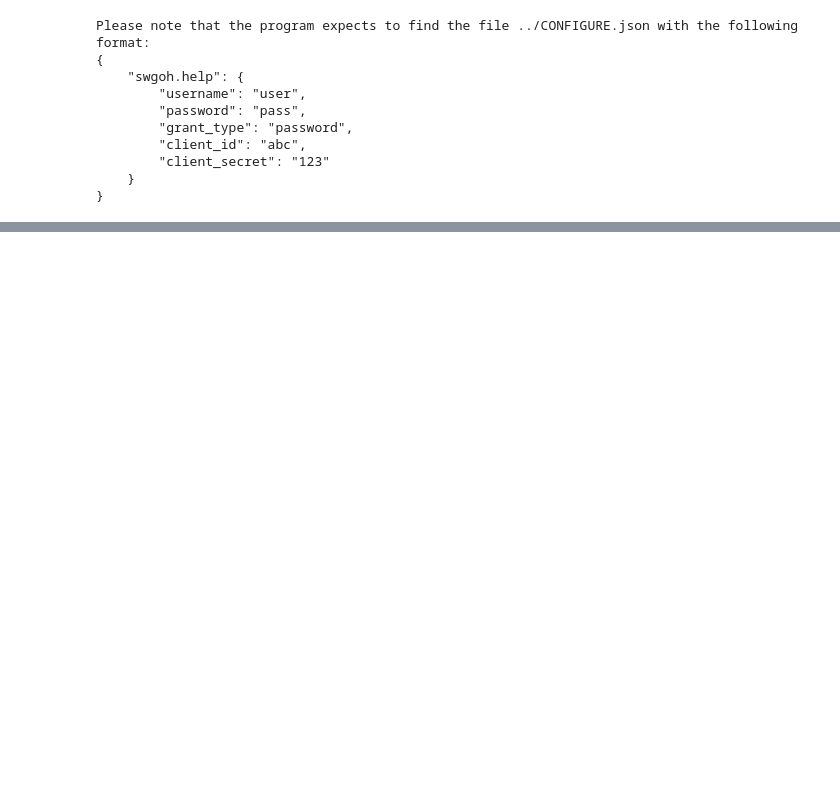
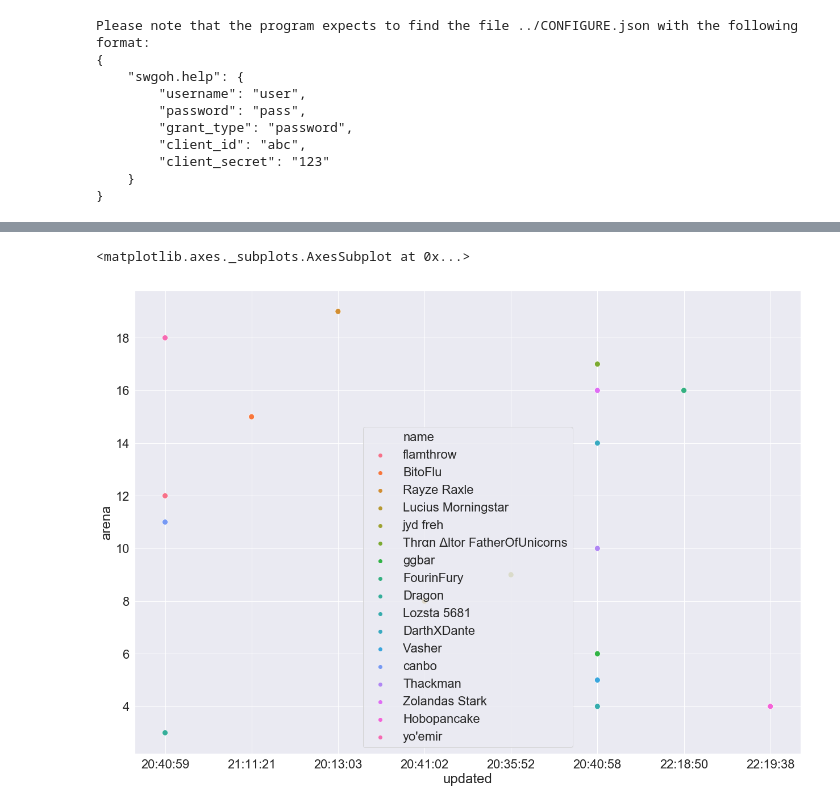
Before and after one commit to OMotornyi/guild-tracker, a Jupyter notebook: interactive.ipynb, the cells around one changed output, grey strips where cells are left out. Cells and saved outputs as stored; diff of their text form; code cells hidden in the pictures; blank space fills up the shorter version.

```diff
--- a/interactive.ipynb
+++ b/interactive.ipynb
@@ -31,0 +29,4 @@ Logged in successfully
+# %%
+st='199163671 686185564 798654686 878757536 371974424 189786791 884385824 178147776 272627599 619687796 164117549 971123259 537146654 474263561 132712723 222428941 861625191 823638487 859553924 962934533 925247332 394714224 757213814 838136292 179943728 694145356 513743513 123528241 398153272 381239626 237821622 219356143 633221476'
+# %%
+co_arena=st.split()
@@ -31,0 +81,8 @@ Logged in successfully
+# %%
+project= {'language': 'eng_us','allycodes':co_arena,'enums':True,'project':
+          {'allyCode':1,'name':1,"updated":1,'arena':{'char':{'rank':1}}}}
+co_shard=api_call(CONFIG, project, '%s/swgoh/players' % SWGOH_HELP)
+co_shard
+for p in co_shard:
+    p['arena']=p['arena']['char']['rank']
+    p['updated']=datetime.fromtimestamp(p['updated']/1000)
@@ -31,0 +95,2 @@ Logged in successfully
+# %%
+df_co=pd.DataFrame(co_shard)
@@ -31,0 +117,9 @@ Logged in successfully
+# %%
+df_co.sort_values('updated')
+plt.figure(figsize=(21,15))
+sns.set(font_scale=2)
+sns.scatterplot(data=df_co[df_co['arena']<20],x=df_co['updated'].dt.strftime('%H:%M:%S'),
+                y='arena',hue='name',s=100)
+# %% [output]
+<matplotlib.axes._subplots.AxesSubplot at 0x...>
+[figure, added]
```
Also changed, not shown: parts of 97 cells of this notebook, 2 other files.
